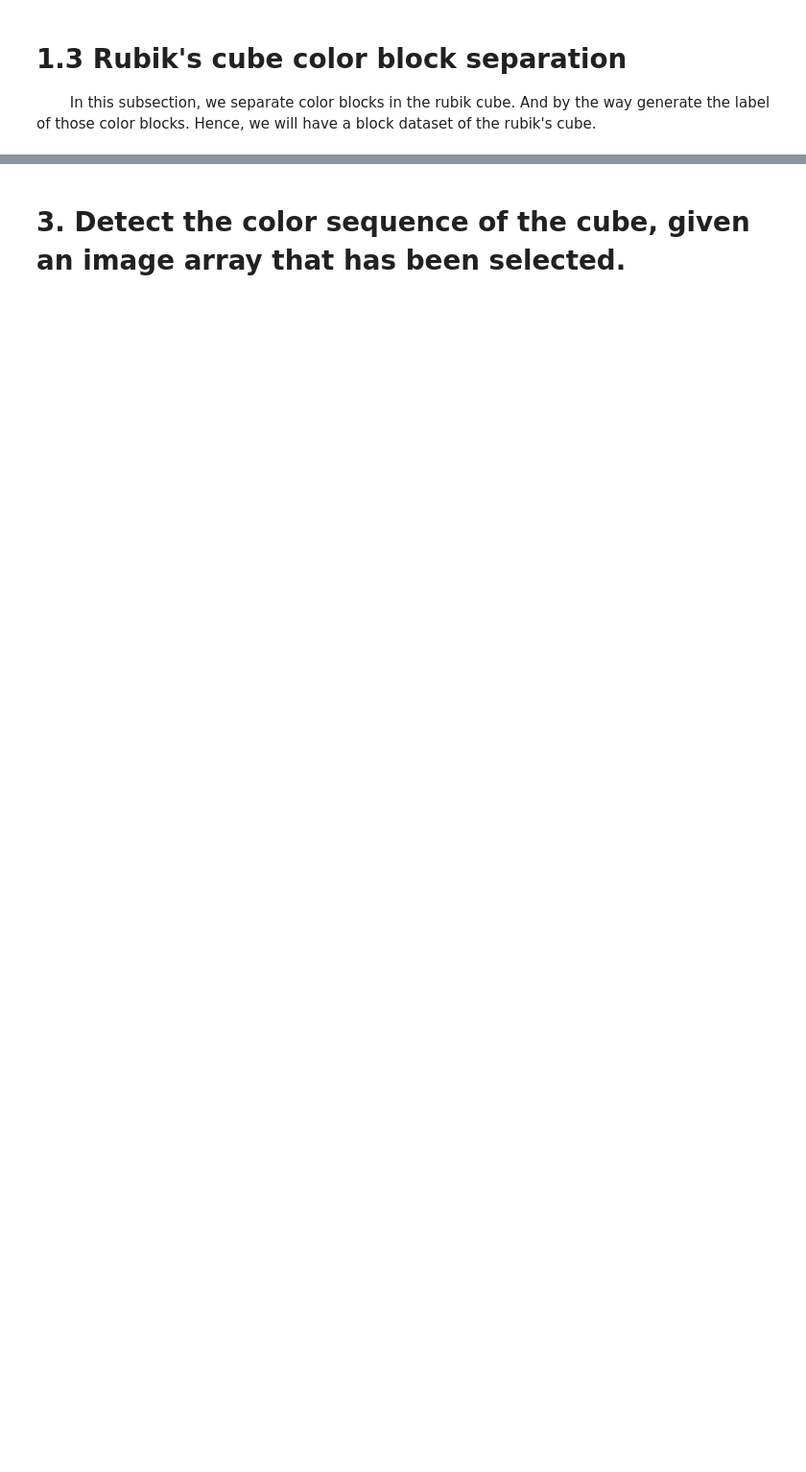
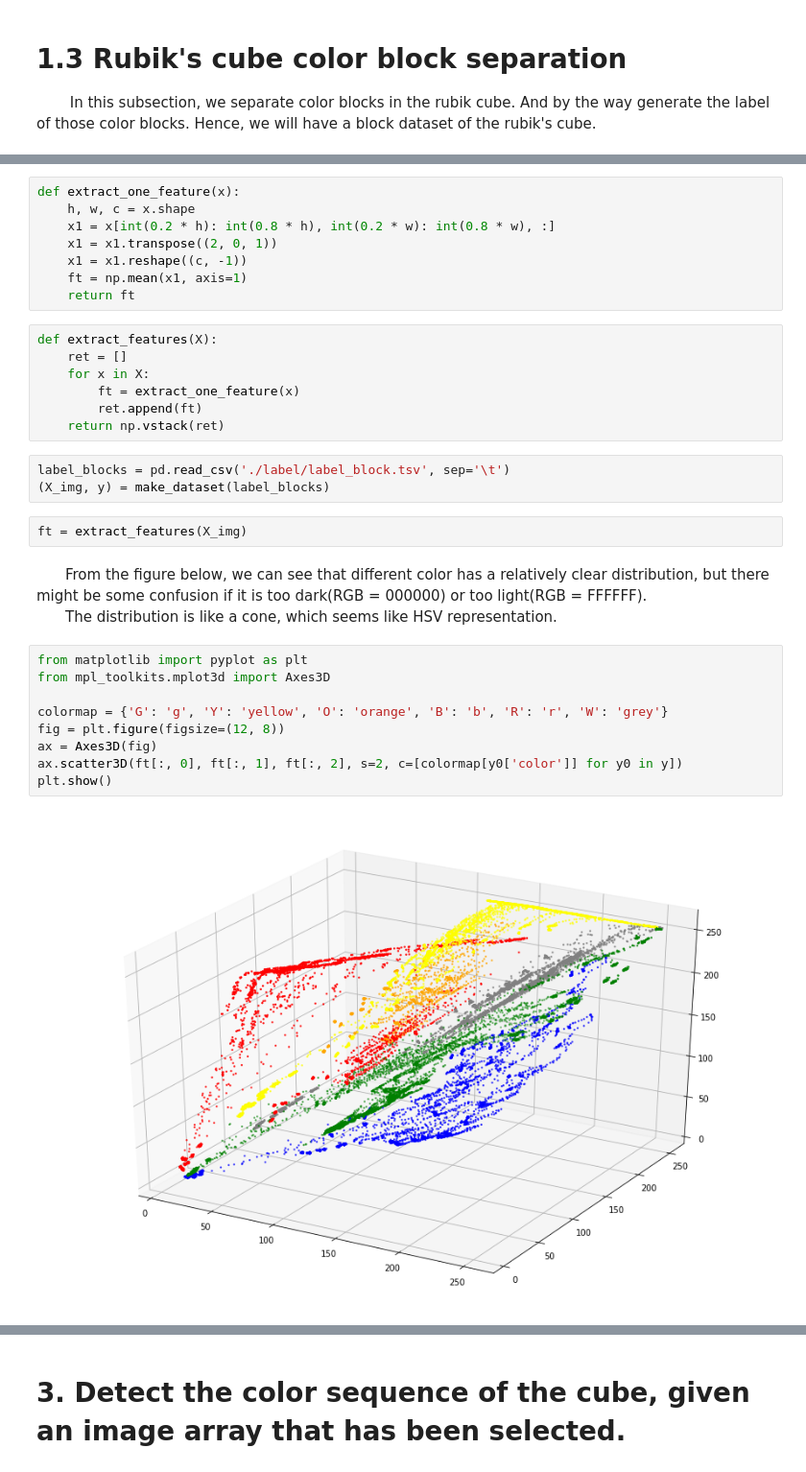
Before and after one commit to yangtianjian/easy_cube, a Jupyter notebook: rest_server/colordetect/colordetect_experiment.ipynb, the cells around one changed output, grey strips where cells are left out. Shown at 96% size. Cells and saved outputs as stored; diff of their text form; blank space fills up the shorter version.

```diff
--- a/rest_server/colordetect/colordetect_experiment.ipynb
+++ b/rest_server/colordetect/colordetect_experiment.ipynb
@@ -189,0 +227,34 @@ print("Finish")
+# %%
+def extract_one_feature(x):
+    h, w, c = x.shape
+    x1 = x[int(0.2 * h): int(0.8 * h), int(0.2 * w): int(0.8 * w), :]
+    x1 = x1.transpose((2, 0, 1))
+    x1 = x1.reshape((c, -1))
+    ft = np.mean(x1, axis=1)
+    return ft
+# %%
+def extract_features(X):
+    ret = []
+    for x in X:
+        ft = extract_one_feature(x)
+        ret.append(ft)
+    return np.vstack(ret)
+# %%
+label_blocks = pd.read_csv('./label/label_block.tsv', sep='\t')
+(X_img, y) = make_dataset(label_blocks)
+# %%
+ft = extract_features(X_img)
+# %% [markdown]
+&emsp;&emsp;From the figure below, we can see that different color has a relatively clear distribution, but there might be some confusion if it is too dark(RGB = 000000) or too light(RGB = FFFFFF). <br>
+&emsp;&emsp;The distribution is like a cone, which seems like HSV representation.
+# %%
+from matplotlib import pyplot as plt
+from mpl_toolkits.mplot3d import Axes3D
+
+colormap = {'G': 'g', 'Y': 'yellow', 'O': 'orange', 'B': 'b', 'R': 'r', 'W': 'grey'}
+fig = plt.figure(figsize=(12, 8))
+ax = Axes3D(fig)
+ax.scatter3D(ft[:, 0], ft[:, 1], ft[:, 2], s=2, c=[colormap[y0['color']] for y0 in y])
+plt.show()
+# %% [output]
+[figure, added]
```
Also changed, not shown: parts of 31 cells of this notebook, 35 other files.
